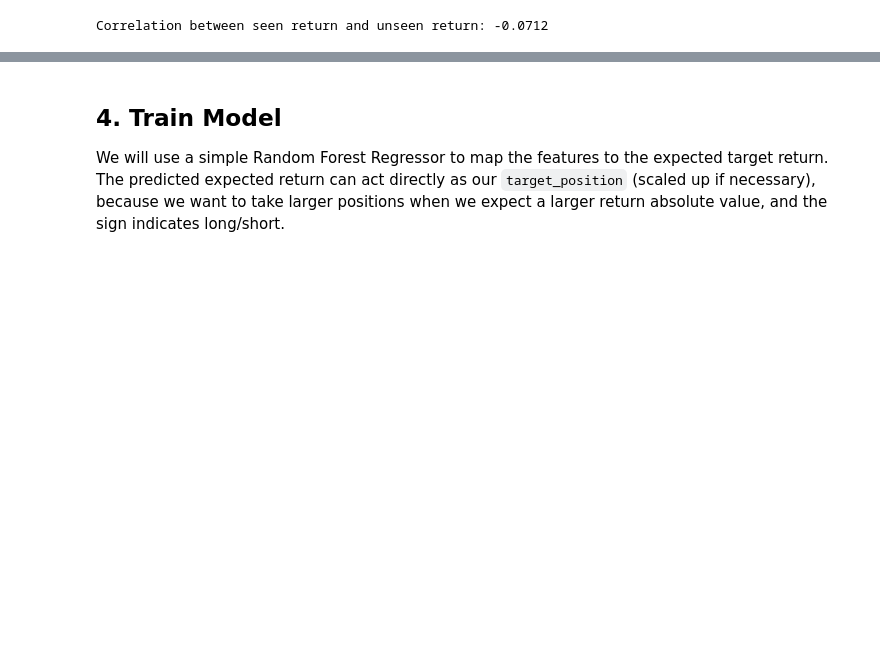
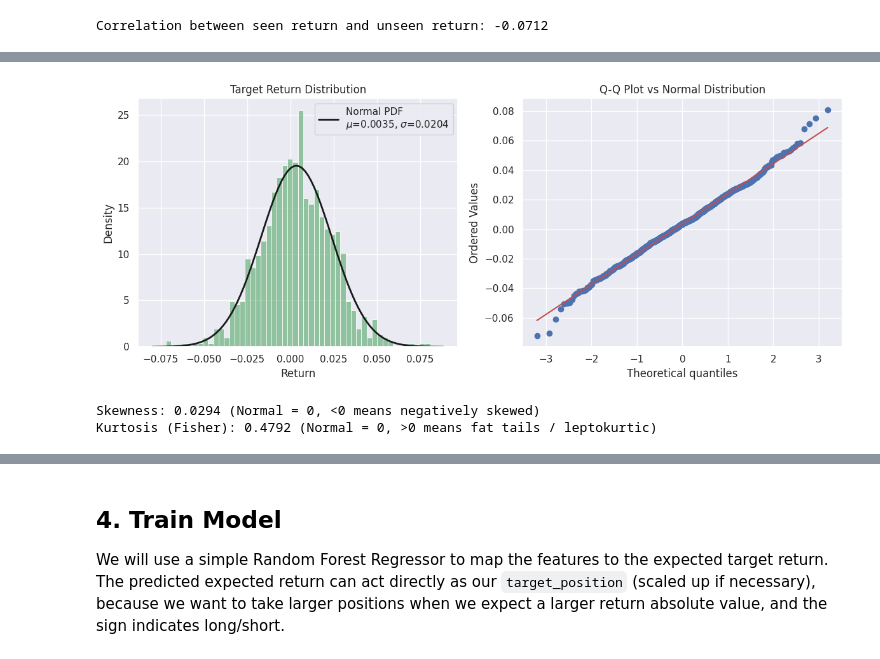
Before and after one commit to vimohr/ETH_Datathon_2026, a Jupyter notebook: analyze_data.ipynb, the cells around one changed output, grey strips where cells are left out. Saved outputs shown, nothing was run; the diff lists cells and outputs as text; code cells hidden in the pictures; blank space fills up the shorter version.

```diff
--- a/analyze_data.ipynb
+++ b/analyze_data.ipynb
@@ -94,0 +209,32 @@ Correlation between seen return and unseen return: -0.0712
+# %%
+# Fit a normal distribution to the data
+mu, std = norm.fit(y_train)
+
+# Plot the histogram showing actual distribution vs theoretical Normal
+fig, axs = plt.subplots(1, 2, figsize=(12, 5))
+
+sns.histplot(y_train, bins=50, stat='density', alpha=0.6, color='g', ax=axs[0])
+
+# Plot the PDF overlay
+xmin, xmax = axs[0].get_xlim()
+x = np.linspace(xmin, xmax, 100)
+p = norm.pdf(x, mu, std)
+axs[0].plot(x, p, 'k', linewidth=2, label=f'Normal PDF\n$\mu$={mu:.4f}, $\sigma$={std:.4f}')
+axs[0].set_title('Target Return Distribution')
+axs[0].set_xlabel('Return')
+axs[0].legend()
+
+# QQ Plot to test for normality specifically at the tails
+probplot(y_train, dist="norm", plot=axs[1])
+axs[1].set_title('Q-Q Plot vs Normal Distribution')
+
+plt.tight_layout()
+plt.show()
+
+# Print metrics testing for randomness properties
+print(f"Skewness: {skew(y_train):.4f} (Normal = 0, <0 means negatively skewed)")
+print(f"Kurtosis (Fisher): {kurtosis(y_train):.4f} (Normal = 0, >0 means fat tails / leptokurtic)")
+# %% [output]
+[figure, added]
+Skewness: 0.0294 (Normal = 0, <0 means negatively skewed)
+Kurtosis (Fisher): 0.4792 (Normal = 0, >0 means fat tails / leptokurtic)
```
Also changed, not shown: parts of 14 cells of this notebook, 3 other files.
